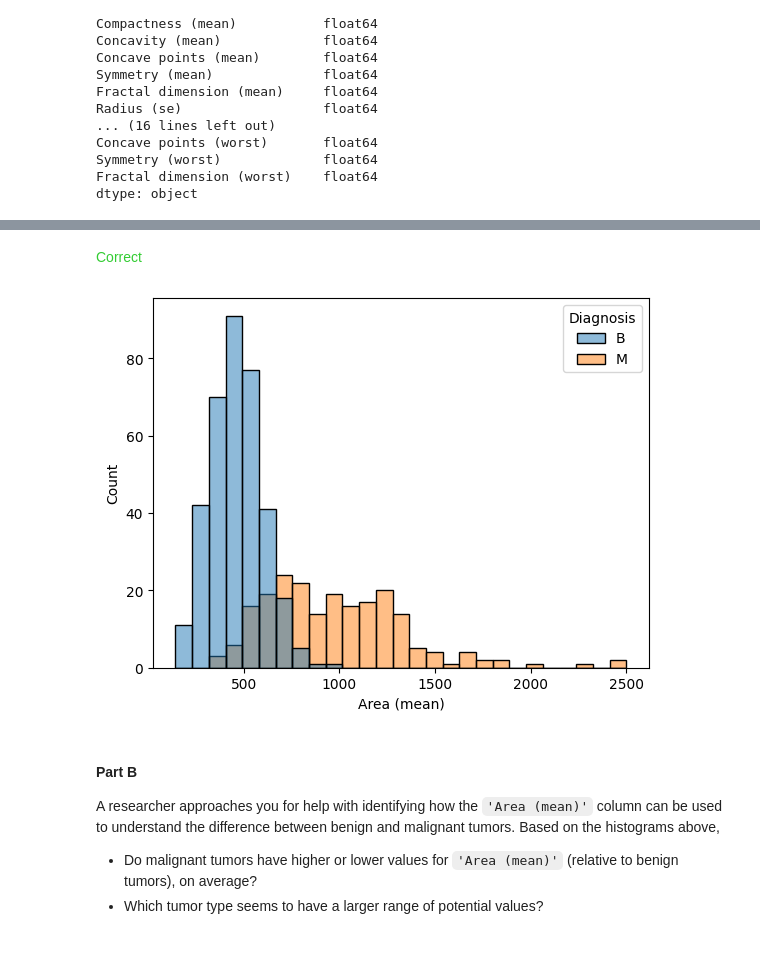
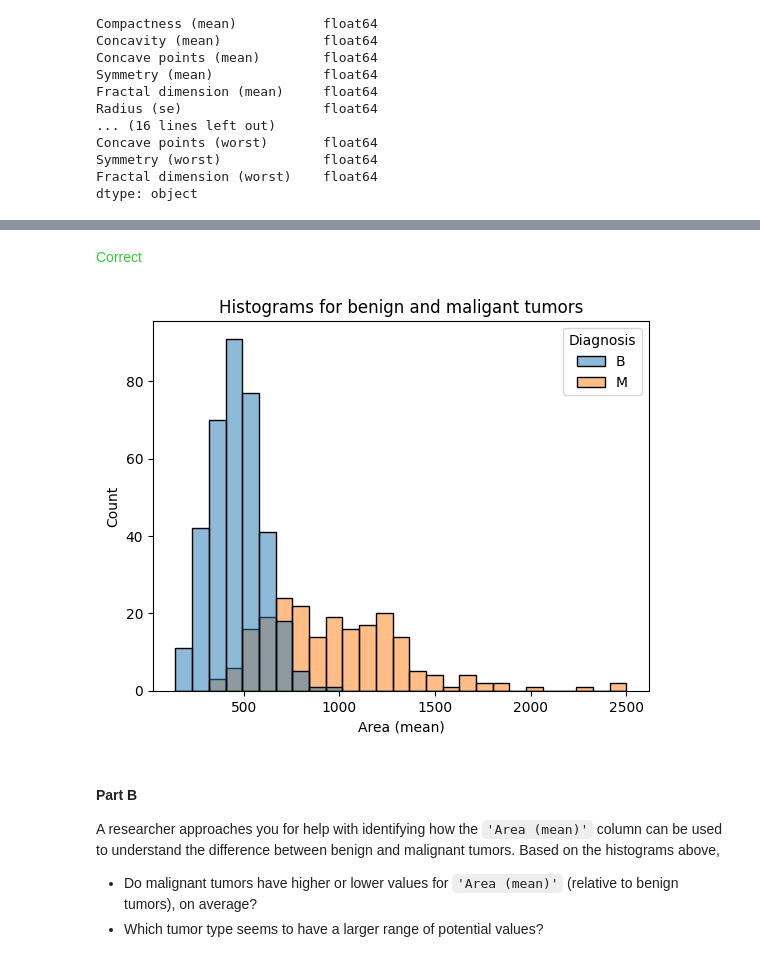
Before and after one commit to its-relative/Distributions-Kaggle, a Jupyter notebook: exercise-distributions.ipynb, the cells around one changed output, grey strips where cells are left out. Saved outputs shown, nothing was run; the diff lists cells and outputs as text; code cells hidden in the pictures.

```diff
--- a/exercise-distributions.ipynb
+++ b/exercise-distributions.ipynb
@@ -200,14 +200,15 @@ dtype: object
 # %%
 # Histograms for benign and maligant tumors
 # ____
+plt.title("Histograms for benign and maligant tumors")
 sns.histplot(data = df, x = df["Area (mean)"], hue = df["Diagnosis"])
-
+plt.plot()
 # Check your answer
 step_3.a.check()
 # %% [output]
 [interactive output not drawn]
 <span style="color:#33cc33">Correct</span>
-[figure, old version]
+[figure, new version]
 # %%
 # Lines below will give you a hint or solution code
 # step_3.a.hint()
```
Also changed, not shown: parts of 3 cells of this notebook.
